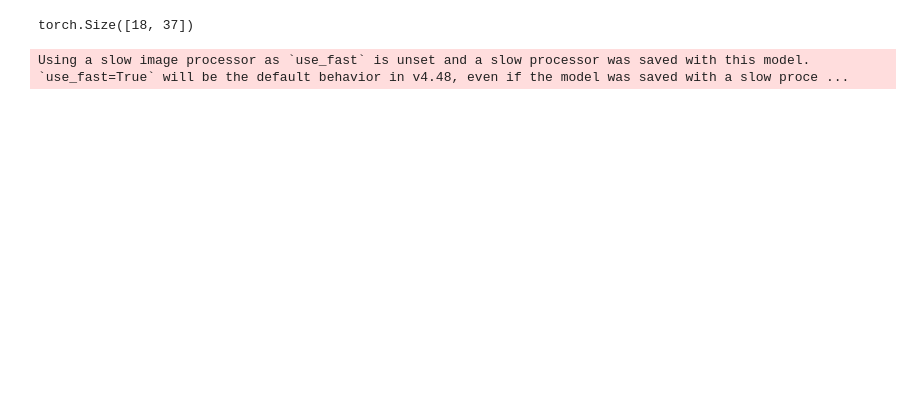
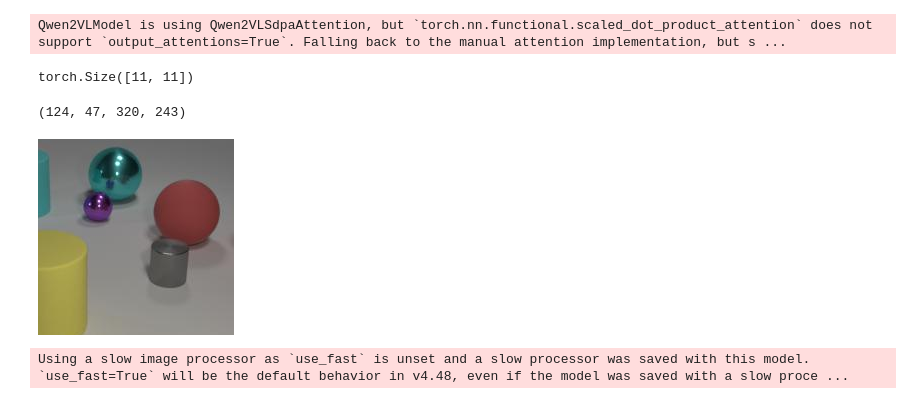
Before and after one commit to justairr/MLLM-Attention, a Jupyter notebook: conattn_infer/test_qwen.ipynb, the cells around one changed output. Saved outputs shown, nothing was run; the diff lists cells and outputs as text; code cells hidden in the pictures; blank space fills up the shorter version.

```diff
--- a/conattn_infer/test_qwen.ipynb
+++ b/conattn_infer/test_qwen.ipynb
@@ -10,18 +10,32 @@ from qwen import Qwen2VLForAttnExtraction
 
 small_model = Qwen2VLForAttnExtraction()
+# %%
+image = Image.open("img4.png")
 # %%
 attn = small_model.extract_attention(
-    "Where's the fox and dog in the image?",
-    Image.open("/home/scm/MLLM-Attention/examples/sample.png"),
+    "Where's the red object in the image?",
+    image,
     # [],
     attn_type="contrastive",
-    single_token_generation=True,
+    single_token_generation=False,
     contrast_layers=(14, 6),
 )
+# %% [output]
+Qwen2VLModel is using Qwen2VLSdpaAttention, but `torch.nn.functional.scaled_dot_product_attention` does not support `output_attentions=True`. Falling back to the manual attention implementation, but s ...
 # %%
 attn[0].shape
 # %% [output]
-torch.Size([18, 37])
+torch.Size([11, 11])
+# %%
+bbox = bbox_from_att_image_adaptive(attn[0], image.size, bbox_size=14 * 14)
+bbox
+# %% [output]
+(124, 47, 320, 243)
+# %%
+crop_image = image.crop(bbox)
+crop_image
+# %% [output]
+[figure, added]
 # %%
 import torch
 import torch.nn.functional as F
```
Also changed, not shown: parts of 7 cells of this notebook.
